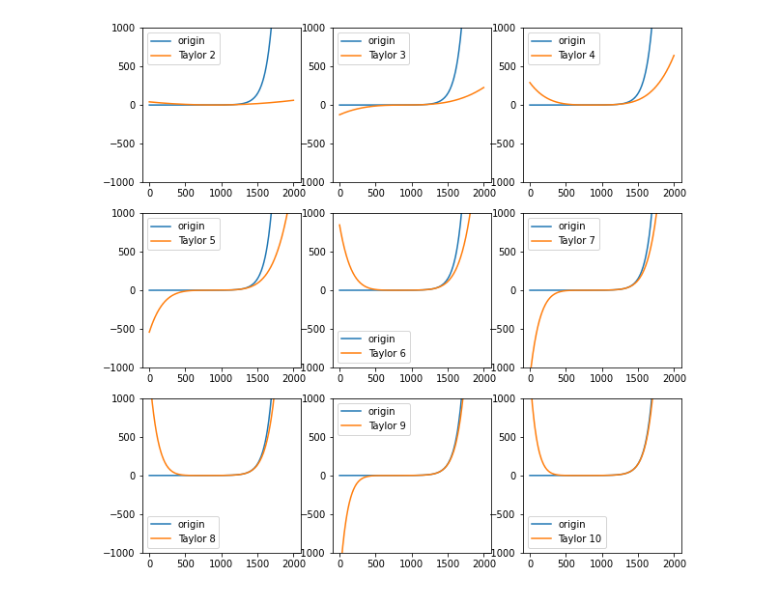
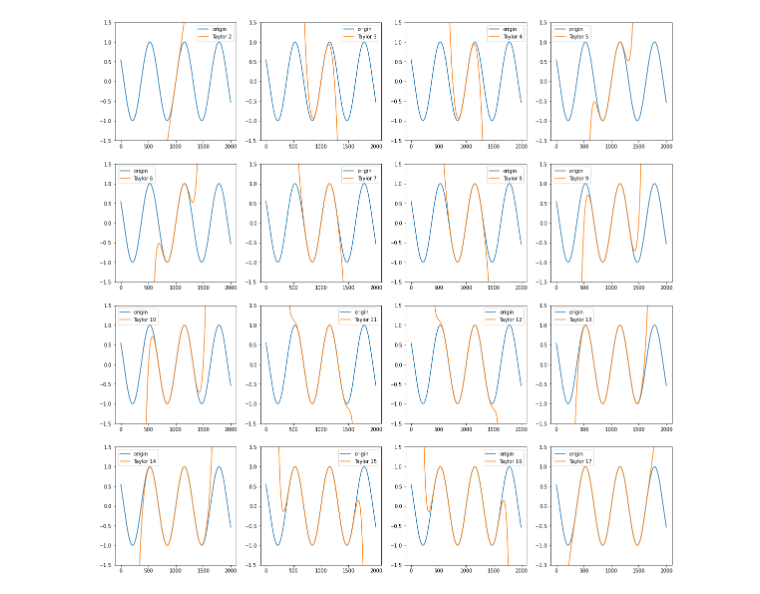
Before and after one commit to skywalker0803r/deep-learning-ian-goodfellow, a Jupyter notebook: 泰勒展開.ipynb, the cells around one changed output. Saved outputs shown, nothing was run; the diff lists cells and outputs as text; code cells hidden in the pictures.

```diff
--- a/泰勒展開.ipynb
+++ b/泰勒展開.ipynb
@@ -6,7 +7,7 @@ import matplotlib.pyplot as plt
 import math
 # %%
 def f(x):
-  return math.e**x
+  return sin(x)
 # %%
 def factorial(n):
     factor = 1
@@ -18,39 +21,25 @@ assert factorial(5) == 5*4*3*2*1
 ![alt text](https://lh3.googleusercontent.com/0NAQ1juponq_ABmEZ_eFe0VRc9GhqQcOUSEH1d9IgheWGBvhpbJ_ESbtDbPSMfxqHs0qMoeHacmbHxVDakMf11WZ-b2JDHeS7IVQ0UlYmtfQa55eByOKCv2h)
 # %%
 def Taylor(f,x,N):
-
-  e = 1e-8
   a = 0
-
-  # 計算一階微分
-  dy = f(a+e) - f(a)
-  dx = e
-  d = dy / dx # f'(a)
-  total = f(a) + d*(x-a) # f(x) = f(a) + f'(a)*(x-a)
-
+  res = f(a) + diff(f,x=a,n=1)*(x-a) # f(x) = f(a) + f'(a)(x-a)
   for n in range(2,N+1):
-
-    # update total
-    term1 = 1.0 / factorial(n)
-    term2 = ((d+e)-(d)) / (e)
+    term1 = 1.0/factorial(n)
+    term2 = diff(f,x=a,n=n)
     term3 = (x-a)**n
-    total +=  term1*term2*term3
-
-    # update d
-    d = term2
-
-  return total
+    res +=  term1*term2*term3
+  return res
 # %%
 x = np.arange(-10,10,0.01)
-plt.figure(figsize=(10,10))
-for n in range(2,2+9):
-  plt.subplot(3,3,n-1)
+plt.figure(figsize=(20,20))
+for n in range(2,2+16):
+  plt.subplot(4,4,n-1)
   y1 = [f(xi) for xi in x]
   plt.plot(y1,label='origin')
   y = [Taylor(f,xi,n) for xi in x]
   plt.plot(y,label='Taylor {}'.format(n))
-  plt.ylim([-1000,1000])
+  plt.ylim([-1.5,1.5])
   plt.legend()
 plt.show()
 # %% [output]
-[figure, old version]
+[figure, new version]
```
Also changed, not shown: parts of 2 cells of this notebook.
